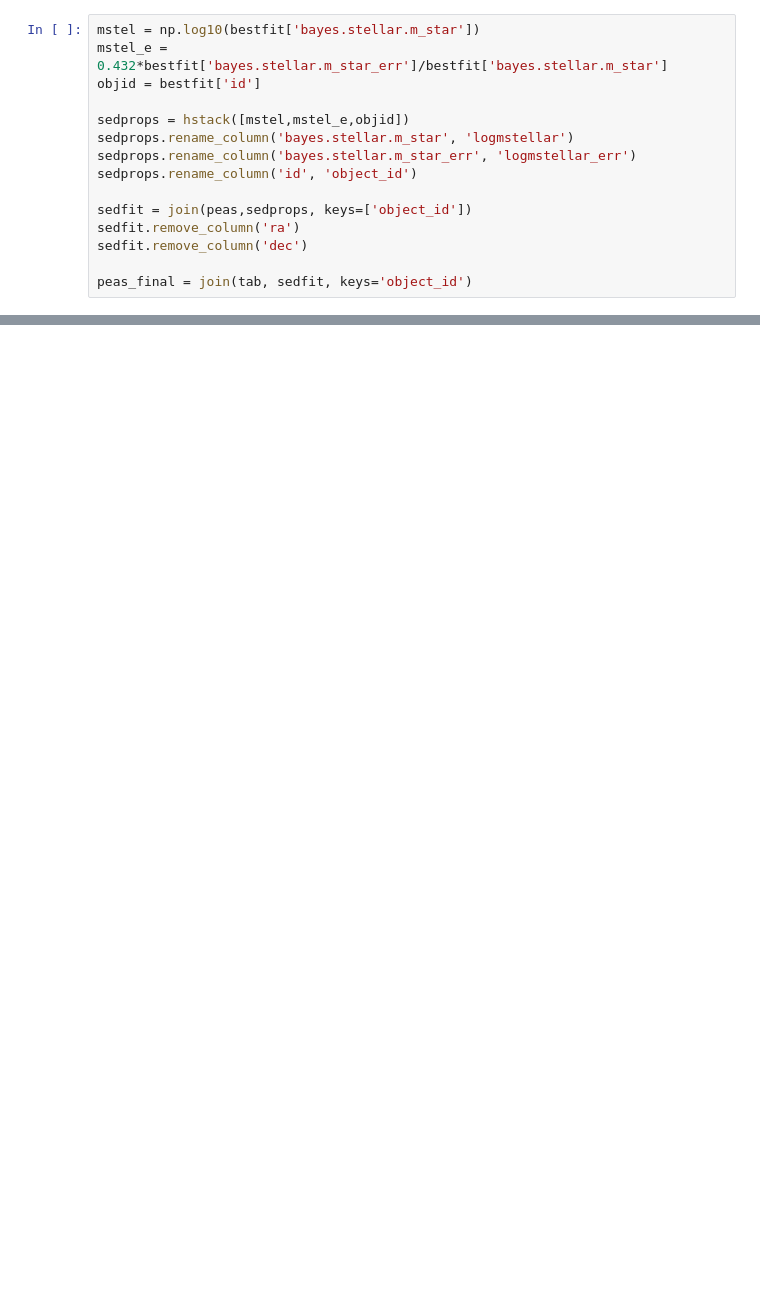
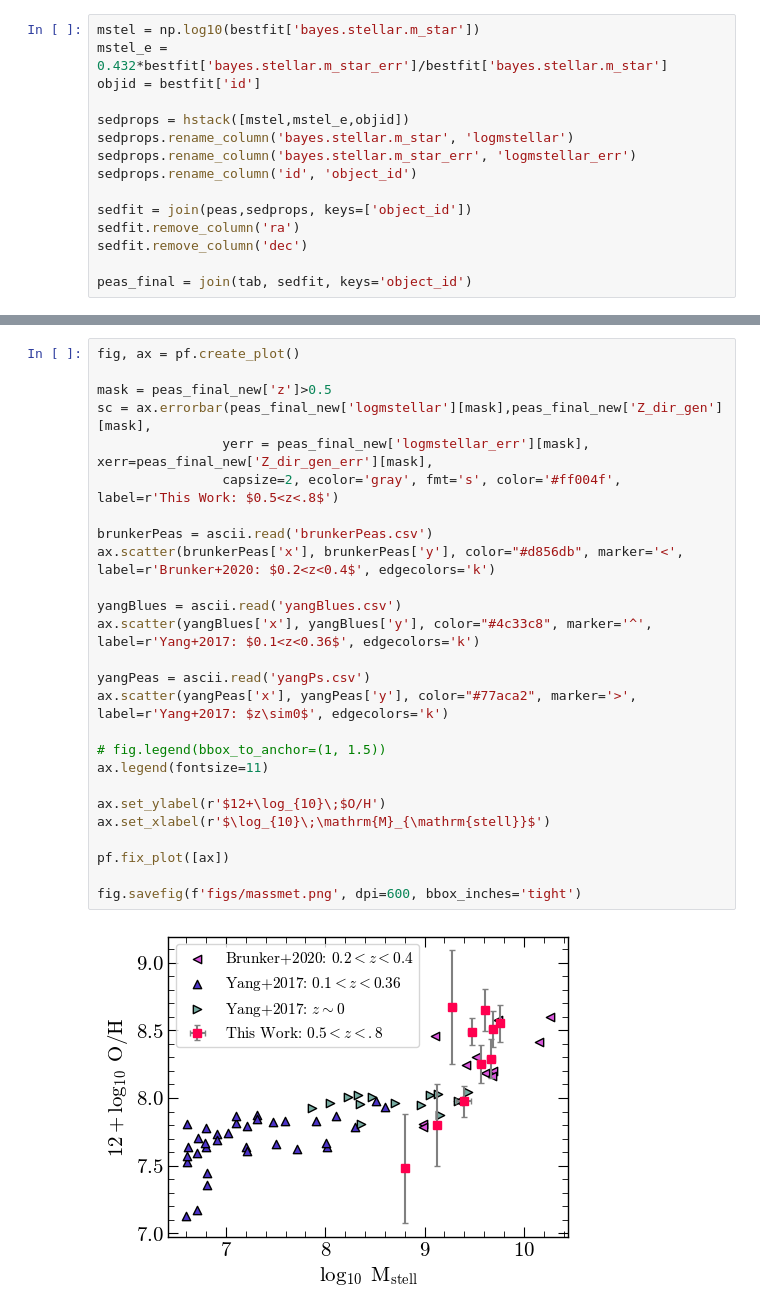
Before and after one commit to 0hardytom/eelgs, a Jupyter notebook: notebooks/epiph/week1/cigale_check.ipynb, the cells around one changed output, grey strips where cells are left out. Drawn from its saved outputs; the diff is of its cells as text; blank space fills up the shorter version.

```diff
--- a/notebooks/epiph/week1/cigale_check.ipynb
+++ b/notebooks/epiph/week1/cigale_check.ipynb
@@ -107,0 +225,28 @@ genesis_metallicity.genesis_metallicity.genesis_metallicity
+# %%
+fig, ax = pf.create_plot()
+
+mask = peas_final_new['z']>0.5
+sc = ax.errorbar(peas_final_new['logmstellar'][mask],peas_final_new['Z_dir_gen'][mask],
+                yerr = peas_final_new['logmstellar_err'][mask], xerr=peas_final_new['Z_dir_gen_err'][mask],
+                capsize=2, ecolor='gray', fmt='s', color='#ff004f',  label=r'This Work: $0.5<z<.8$')
+
+brunkerPeas = ascii.read('brunkerPeas.csv')
+ax.scatter(brunkerPeas['x'], brunkerPeas['y'], color="#d856db", marker='<', label=r'Brunker+2020: $0.2<z<0.4$', edgecolors='k')
+
+yangBlues = ascii.read('yangBlues.csv')
+ax.scatter(yangBlues['x'], yangBlues['y'], color="#4c33c8", marker='^', label=r'Yang+2017: $0.1<z<0.36$', edgecolors='k')
+
+yangPeas = ascii.read('yangPs.csv')
+ax.scatter(yangPeas['x'], yangPeas['y'], color="#77aca2", marker='>', label=r'Yang+2017: $z\sim0$', edgecolors='k')
+
+# fig.legend(bbox_to_anchor=(1, 1.5))
+ax.legend(fontsize=11)
+
+ax.set_ylabel(r'$12+\log_{10}\;$O/H')
+ax.set_xlabel(r'$\log_{10}\;\mathrm{M}_{\mathrm{stell}}$')
+
+pf.fix_plot([ax])
+
+fig.savefig(f'figs/massmet.png', dpi=600, bbox_inches='tight')
+# %% [output]
+[figure, added]
```
Also changed, not shown: parts of 9 cells of this notebook.
